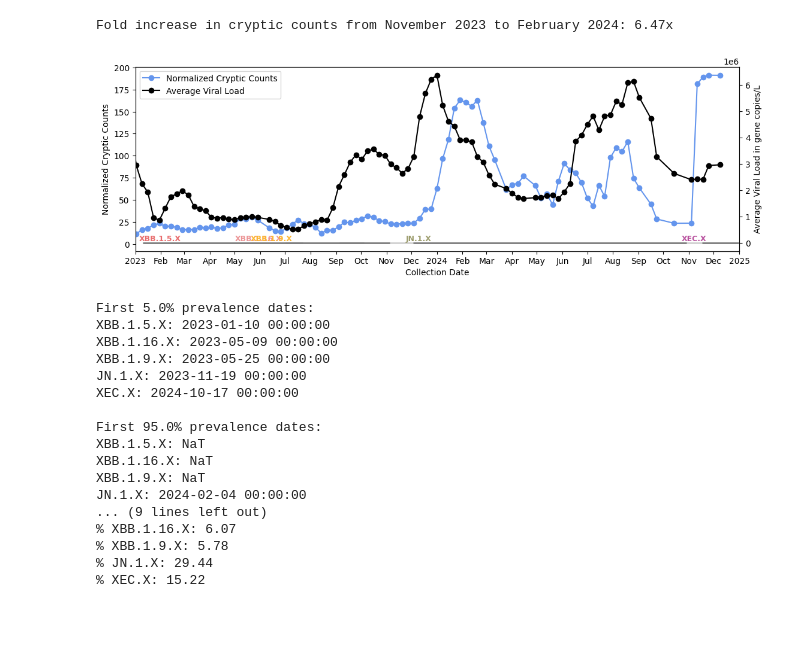
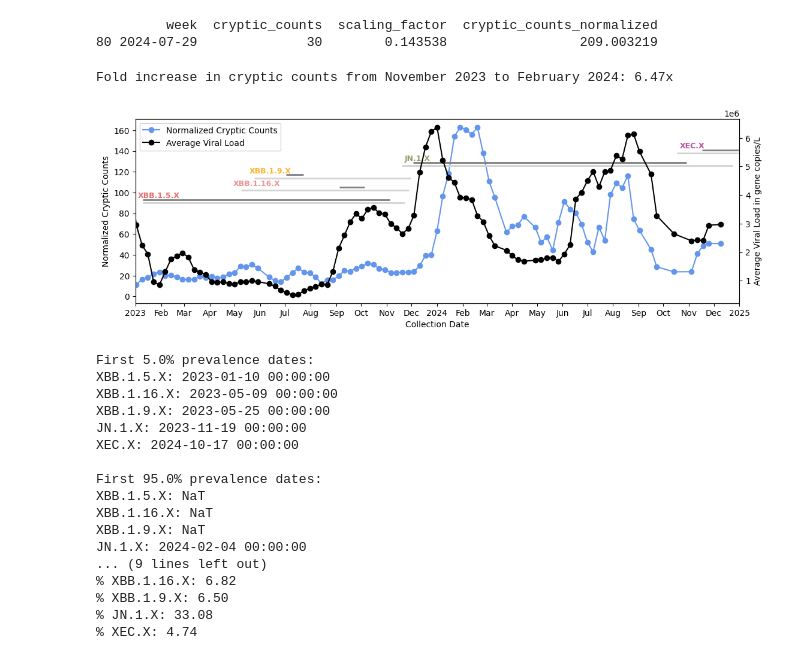
Before and after one commit to andersen-lab/covariants-paper, a Jupyter notebook: fig2/cryptics-linechart.ipynb, the cells around one changed output. Cells and saved outputs as stored; diff of their text form; code cells hidden in the pictures; blank space fills up the shorter version.

Commit message:
Remove 'separate' samples from aggreaget analyses, remove log scale

```diff
--- a/fig2/cryptics-linechart.ipynb
+++ b/fig2/cryptics-linechart.ipynb
@@ -56,13 +56,13 @@ lineage_prevalence = lineage_prevalence[LINEAGES + ['Date']]
 
 lineage_dates_thresh1 = {}
 lineage_dates_thresh2 = {}
-y = 12
+y = 90
 for lineage in LINEAGES:
     dates_t1 = lineage_prevalence[lineage_prevalence[lineage] >= lp_thresh1]['Date']
     dates_t2 = lineage_prevalence[lineage_prevalence[lineage] >= lp_thresh2]['Date']
     lineage_dates_thresh1[lineage] = (dates_t1.min(), dates_t1.max(), y, lineage)
     lineage_dates_thresh2[lineage] = (dates_t2.min(), dates_t2.max(), y, lineage)
-    y += 0.3
+    y += 12
 # %%
 # Data
 
@@ -70,7 +70,14 @@ for lineage in LINEAGES:
 covar = pd.read_csv('../data/covar_clinical_detections.tsv', sep='\t')
 covar = covar[covar['num_clinical_detections'] <= MAX_CLINICAL_DETECTIONS]
 
+
 covar['collection_date'] = pd.to_datetime(covar['collection_date'])
+
+# limit to 1 sample per collection date and site
+#covar = covar.groupby(['collection_date', 'location']).first().reset_index()
+
+covar = covar[~covar['sample'].str.contains('separate')]
+
 covar['len_mutations'] = covar['nt_mutations'].apply(lambda x:len(x.split(' ')))
 covar = covar[covar['len_mutations'] > 1]
 
@@ -91,8 +98,15 @@ scaling_factor['week'] = pd.to_datetime(scaling_factor['week'])
 
 df = cryptic_counts.merge(scaling_factor, on='week', how='left')
 
+
 # Normalized cryptic count: removes technical variation from depth/quality
 df['cryptic_counts_normalized'] = df['cryptic_counts'] / df['scaling_factor']
+
+# print week with the highest cryptic counts
+print(df[df['cryptic_counts_normalized'] == df['cryptic_counts_normalized'].max()])
+# %% [output]
+         week  cryptic_counts  scaling_factor  cryptic_counts_normalized
+80 2024-07-29              30        0.143538                 209.003219
 # %%
 # Load viral load data
 encina_viral_load = pd.read_csv('qPCR/Encina_sewage_qPCR.csv')
@@ -150,42 +164,42 @@ ax2.set_ylabel('Average Viral Load in gene copies/L')
 # --- Add lineage prevalence bars with annotations ---
 for start, end, y, label in lineage_dates_thresh1.values():
     # Draw horizontal line
-    ax2.hlines(y, start, end, colors='lightgray', linewidth=2)
+    ax1.hlines(y, start, end, colors='lightgray', linewidth=2)
 
-    ax2.text(
-        start + pd.Timedelta(3, 'W'), y + 0.125,  # slight vertical offset
+    ax1.text(
+        start + pd.Timedelta(19, 'D'), y + 3,  # slight vertical offset
         label,
         ha='center', va='bottom',
         fontsize=9, color=colors_dict.get(label),
         rotation=0, fontweight='bold'
     )
 
 # --- Add lineage prevalence bars with annotations ---
 for start, end, y, label in lineage_dates_thresh2.values():
     # Draw horizontal line
-    ax2.hlines(y + 0.1, start, end, colors='gray', linewidth=2)
+    ax1.hlines(y + 3, start, end, colors='gray', linewidth=2)
 
 
 # --- Combine legends for line plots only ---
 lines_1, labels_1 = ax1.get_legend_handles_labels()
 lines_2, labels_2 = ax2.get_legend_handles_labels()
 ax1.legend(lines_1 + lines_2, labels_1 + labels_2, loc='upper left')
 
 # --- Format x-axis ---
 ax1.xaxis.set_major_locator(mdates.MonthLocator())
 ax1.xaxis.set_major_formatter(plt.FuncFormatter(custom_month_year_formatter))
 
 # --- Fit limits ---
 ax1.set_xlim(pd.to_datetime('2023-01-01'), pd.to_datetime('2025-01-01'))
 
 plt.savefig(
     'plots/cryptics_viral_load_linechart.pdf',
     transparent=True,
     bbox_inches='tight',
     dpi=300
 )
 # %% [output]
-[figure, old version]
+[figure, new version]
 # %%
 # Convert week periods to timestamps
 
@@ -244,7 +258,7 @@ XBB.1.16.X: NaT
 XBB.1.9.X: NaT
 JN.1.X: 2024-02-04 00:00:00
 ... (9 lines left out)
-% XBB.1.16.X: 6.07
-% XBB.1.9.X: 5.78
-% JN.1.X: 29.44
-% XEC.X: 15.22
+% XBB.1.16.X: 6.82
+% XBB.1.9.X: 6.50
+% JN.1.X: 33.08
+% XEC.X: 4.74
```
Also changed, not shown: 3 other files.
